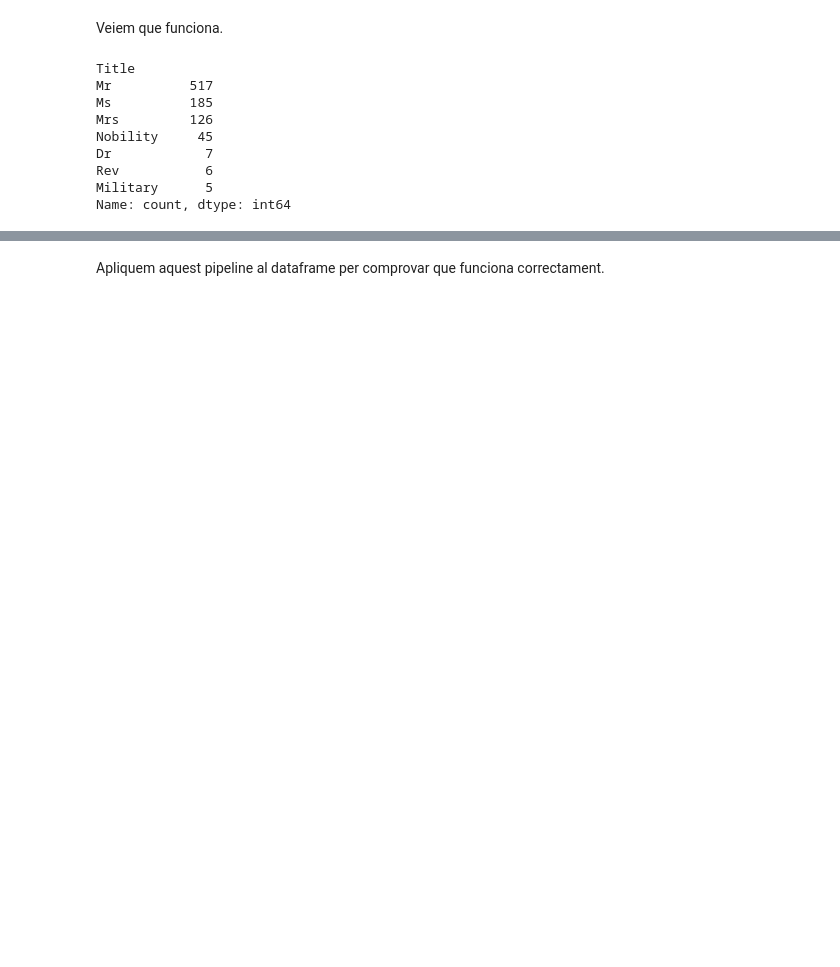
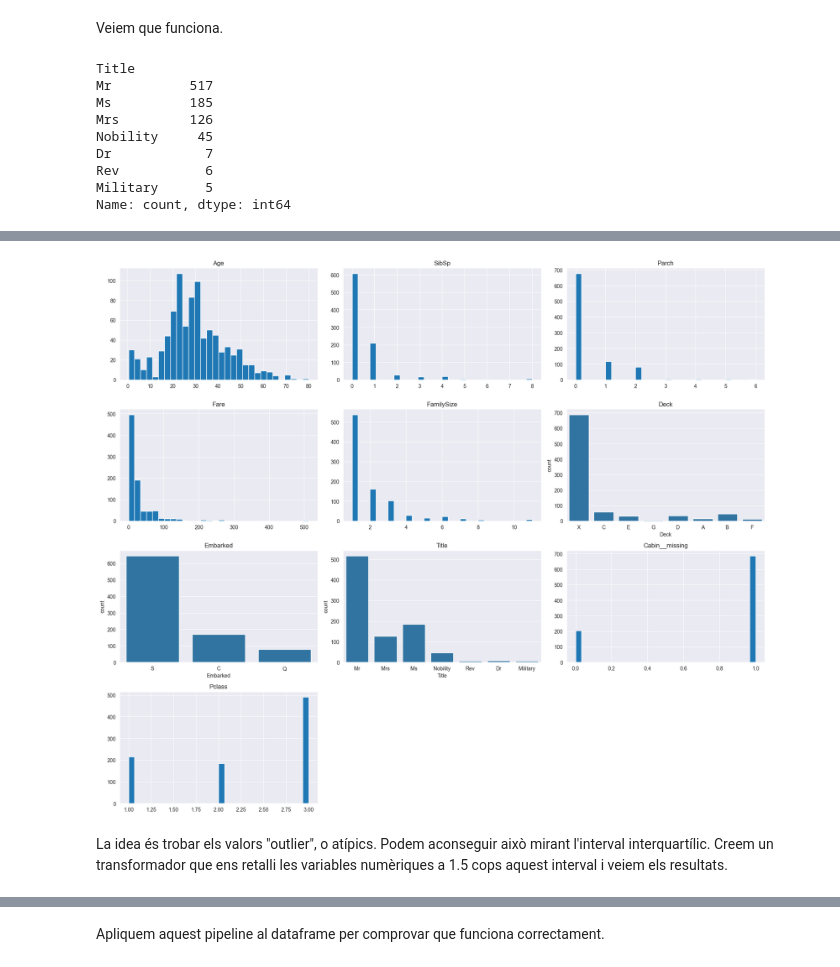
Before and after one commit to NatanSisoev/TitanicSurvival, a Jupyter notebook: practica.ipynb, the cells around one changed output, grey strips where cells are left out. Saved outputs shown, nothing was run; the diff lists cells and outputs as text; code cells hidden in the pictures; blank space fills up the shorter version.

```diff
--- a/practica.ipynb
+++ b/practica.ipynb
@@ -868,0 +874,33 @@ Construïm, doncs, el pipelina final amb totes les implementacions que hem fet.
+# %%
+temp_preprocessor = Pipeline(steps=[
+    ("extract_deck", extract_deck_transformer),
+    ("missing_cabin", indicate_missing_cabin_transformer),
+    ("impute_embarked", impute_embarked_transformer),
+    ("extract_title", extract_title_transformer),
+    ("add_family_size", add_family_size_transformer),
+    ("impute_age", AgeKNNImputer()),
+    ("compress_title", compress_title_transformer),
+])
+
+temp_df = temp_preprocessor.fit_transform(df)
+# %%
+cols = ["Age", "SibSp", "Parch", "Fare", "FamilySize", "Deck", "Embarked", "Title", "Cabin__missing", "Pclass"]
+fig, axes = plt.subplots(4, 3, figsize=(18, 15))
+axes = axes.flatten()
+
+for ax, col in zip(axes, cols):
+    if temp_df[col].dtype == "object":
+        sns.countplot(x=col, data=temp_df, ax=ax)
+    else:
+        temp_df[col].hist(bins=30, ax=ax)
+    ax.set_title(col)
+
+for ax in axes[len(cols):]:
+    ax.set_visible(False)
+
+plt.tight_layout()
+plt.show()
+# %% [output]
+[figure, added]
+# %% [markdown]
+La idea és trobar els valors "outlier", o atípics. Podem aconseguir això mirant l'interval interquartílic. Creem un transformador que ens retalli les variables numèriques a 1.5 cops aquest interval i veiem els resultats.
```
Also changed, not shown: parts of 24 cells of this notebook.
